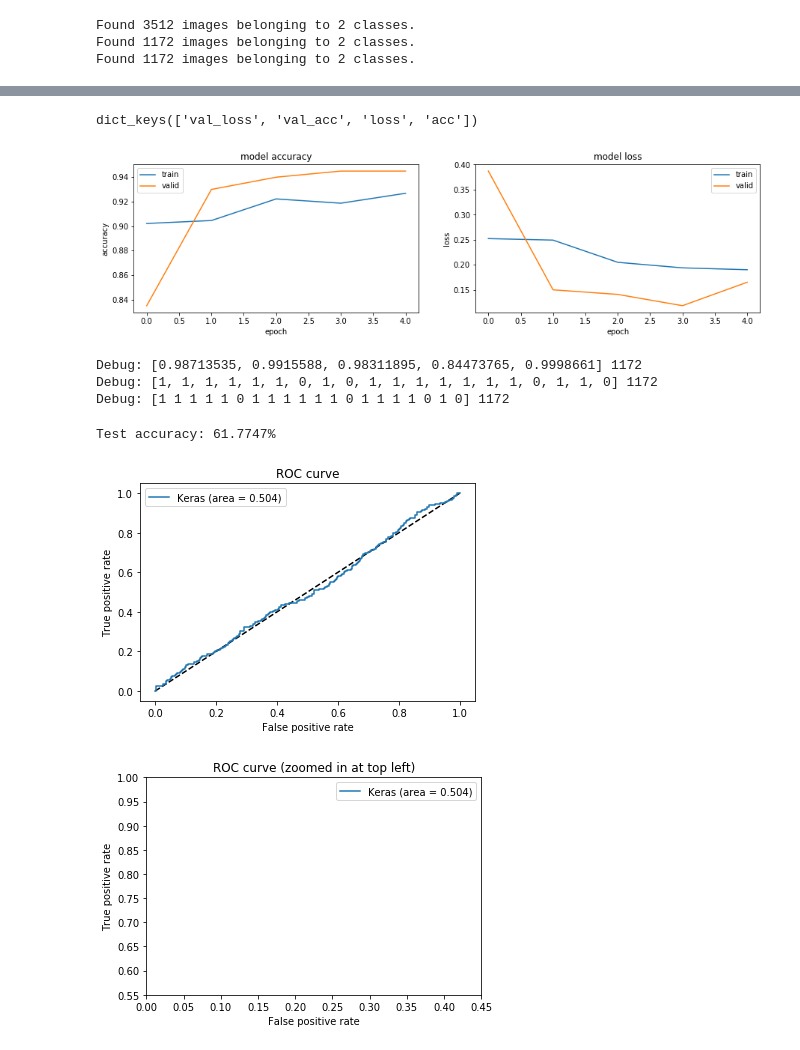
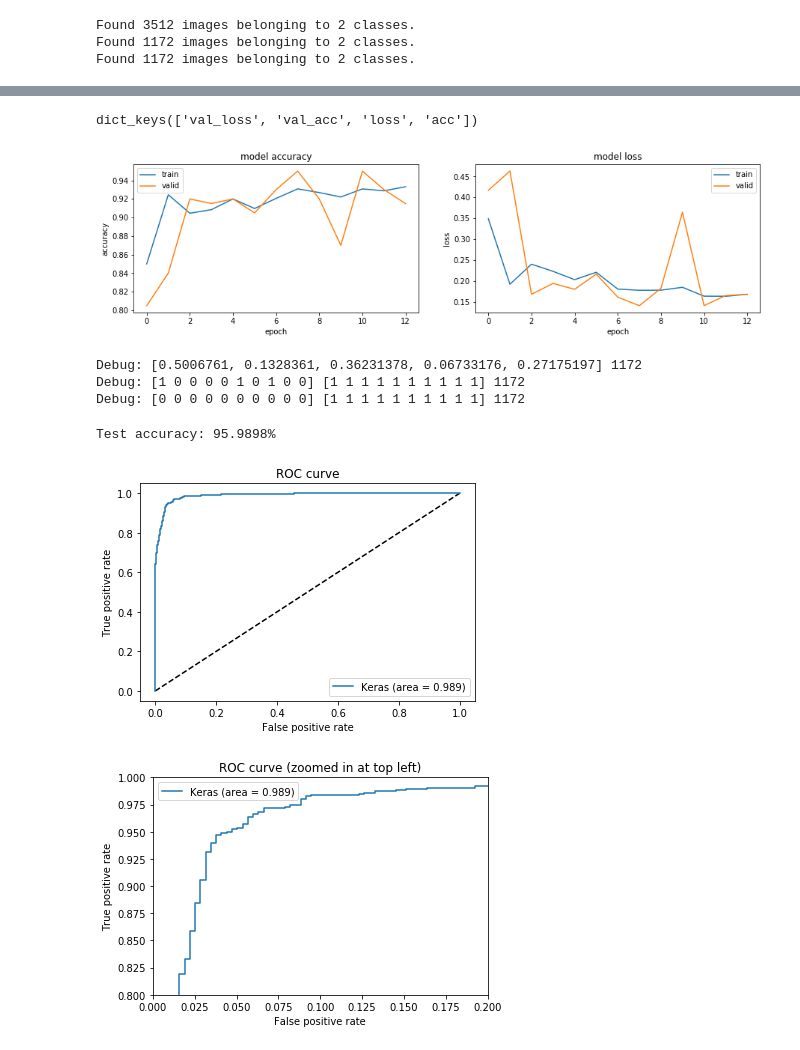
Before and after one commit to davide84/machine-learning, a Jupyter notebook: capstone/mobilenet.ipynb, the cells around one changed output, grey strips where cells are left out. Saved outputs shown, nothing was run; the diff lists cells and outputs as text; code cells hidden in the pictures.

```diff
--- a/capstone/mobilenet.ipynb
+++ b/capstone/mobilenet.ipynb
@@ -226,18 +232,19 @@ validation_generator = data_generator.flow_from_directory(
         batch_size=BATCH_SIZE_VALIDATION,
         class_mode='categorical')
 
-predict_generator = data_generator.flow_from_directory(
+test_generator = data_generator.flow_from_directory(
         'dataset/resized/test',
         target_size=(image_size, image_size),
         batch_size=50,  # 100 causes ResourceExhaustedError
-        class_mode='categorical')
+        class_mode='categorical',
+        shuffle=False)
 # %% [output]
 Found 3512 images belonging to 2 classes.
 Found 1172 images belonging to 2 classes.
 Found 1172 images belonging to 2 classes.
 # %%
 # EARLY_STOP_PATIENCE must be < NUM_EPOCHS
-NUM_EPOCHS = 5  # probably 15 is maximum useful...
+NUM_EPOCHS = 15  # probably 15 is maximum useful...
 EARLY_STOP_PATIENCE = 5
 
 # These steps value should be proper FACTOR of no.-of-images in train & valid folders respectively
@@ -303,55 +312,57 @@ plt.legend(['train', 'valid'])
 plt.show()
 # %% [output]
 dict_keys(['val_loss', 'val_acc', 'loss', 'acc'])
-[figure, old version]
+[figure, new version]
 # %%
 model.load_weights(weights_filename)
-predictions = model.predict_generator(predict_generator)
+predictions = model.predict_generator(test_generator)
 # %%
+cat_test = test_generator.classes
 y_pred = [cat_prob[1] for cat_prob in predictions]
 cat_pred = [np.argmax(cat_prob) for cat_prob in predictions]
+cat_pred = np.argmax(predictions, axis=1)
 print('Debug:', y_pred[:5], len(y_pred))
-print('Debug:', cat_pred[:20], len(cat_pred))
-print('Debug:', cat_test[:20], len(cat_test))
+print('Debug:', cat_pred[:10], cat_pred[-10:], len(cat_pred))
+print('Debug:', cat_test[:10], cat_test[-10:], len(cat_test))
 # %% [output]
-Debug: [0.98713535, 0.9915588, 0.98311895, 0.84473765, 0.9998661] 1172
-Debug: [1, 1, 1, 1, 1, 1, 0, 1, 0, 1, 1, 1, 1, 1, 1, 1, 0, 1, 1, 0] 1172
-Debug: [1 1 1 1 1 0 1 1 1 1 1 1 0 1 1 1 1 0 1 0] 1172
+Debug: [0.5006761, 0.1328361, 0.36231378, 0.06733176, 0.27175197] 1172
+Debug: [1 0 0 0 0 1 0 1 0 0] [1 1 1 1 1 1 1 1 1 1] 1172
+Debug: [0 0 0 0 0 0 0 0 0 0] [1 1 1 1 1 1 1 1 1 1] 1172
 # %%
 # report test accuracy
 test_accuracy = 100 * np.sum(cat_pred==cat_test) / len(cat_pred)
 print('Test accuracy: %.4f%%' % test_accuracy)
 # %% [output]
-Test accuracy: 61.7747%
+Test accuracy: 95.9898%
 # %%
 #
 # ROC curve
 #
 
 from sklearn.metrics import roc_curve, auc
 
 fpr_keras, tpr_keras, thresholds_keras = roc_curve(cat_test, y_pred)
 auc_keras = auc(fpr_keras, tpr_keras)
 
 plt.figure(1)
 plt.plot([0, 1], [0, 1], 'k--')
 plt.plot(fpr_keras, tpr_keras, label='Keras (area = {:.3f})'.format(auc_keras))
 plt.xlabel('False positive rate')
 plt.ylabel('True positive rate')
 plt.title('ROC curve')
 plt.legend(loc='best')
 plt.show()
 # Zoom in view of the upper left corner.
 plt.figure(2)
-plt.xlim(0, 0.45)
-plt.ylim(0.55, 1)
+plt.xlim(0, 0.2)
+plt.ylim(0.8, 1)
 plt.plot([0, 1], [0, 1], 'k--')
 plt.plot(fpr_keras, tpr_keras, label='Keras (area = {:.3f})'.format(auc_keras))
 plt.xlabel('False positive rate')
 plt.ylabel('True positive rate')
 plt.title('ROC curve (zoomed in at top left)')
 plt.legend(loc='best')
 plt.show()
 # %% [output]
-[figure, old version]
+[figure, new version]
-[figure, old version]
+[figure, new version]
```
Also changed, not shown: parts of 3 cells of this notebook.
